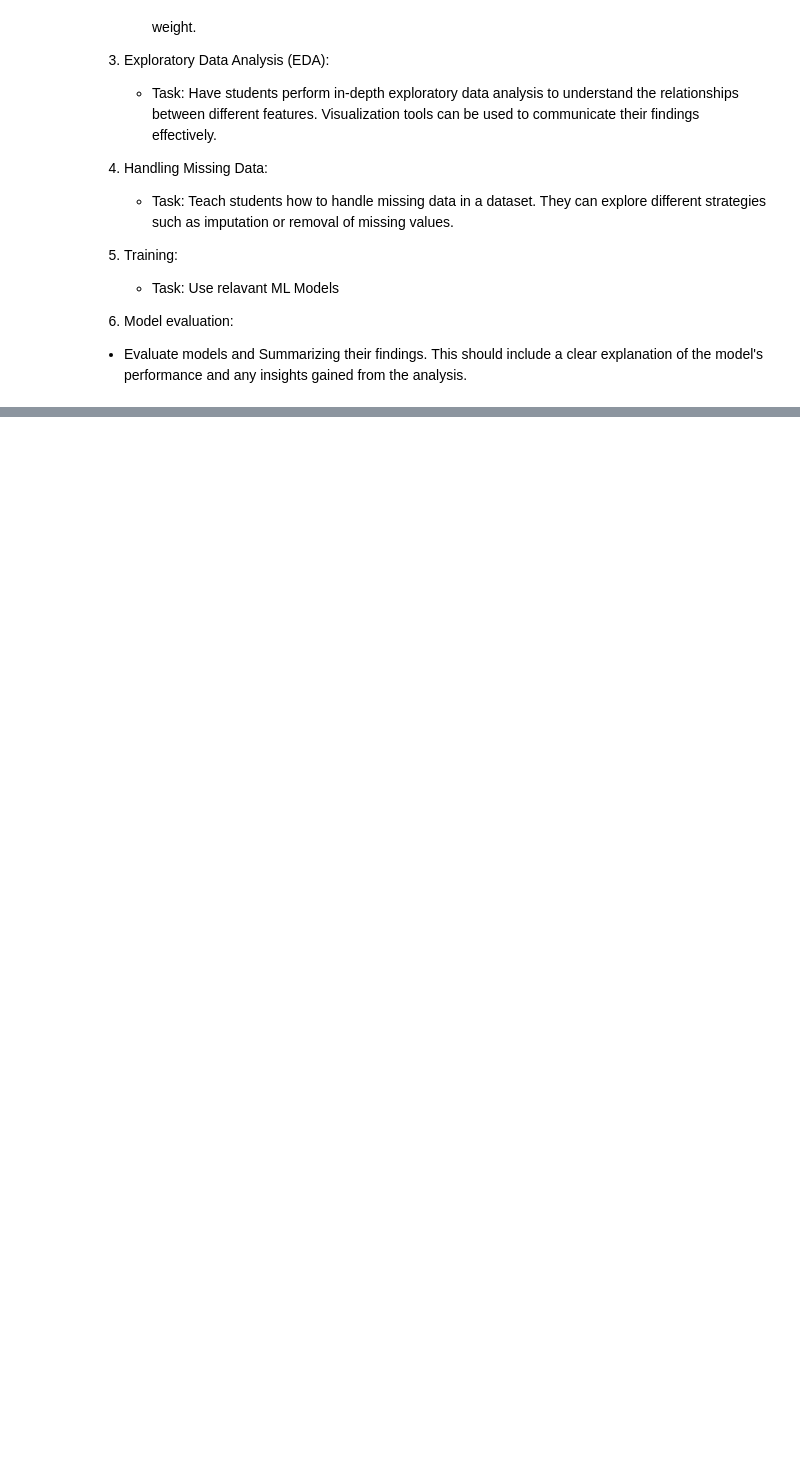
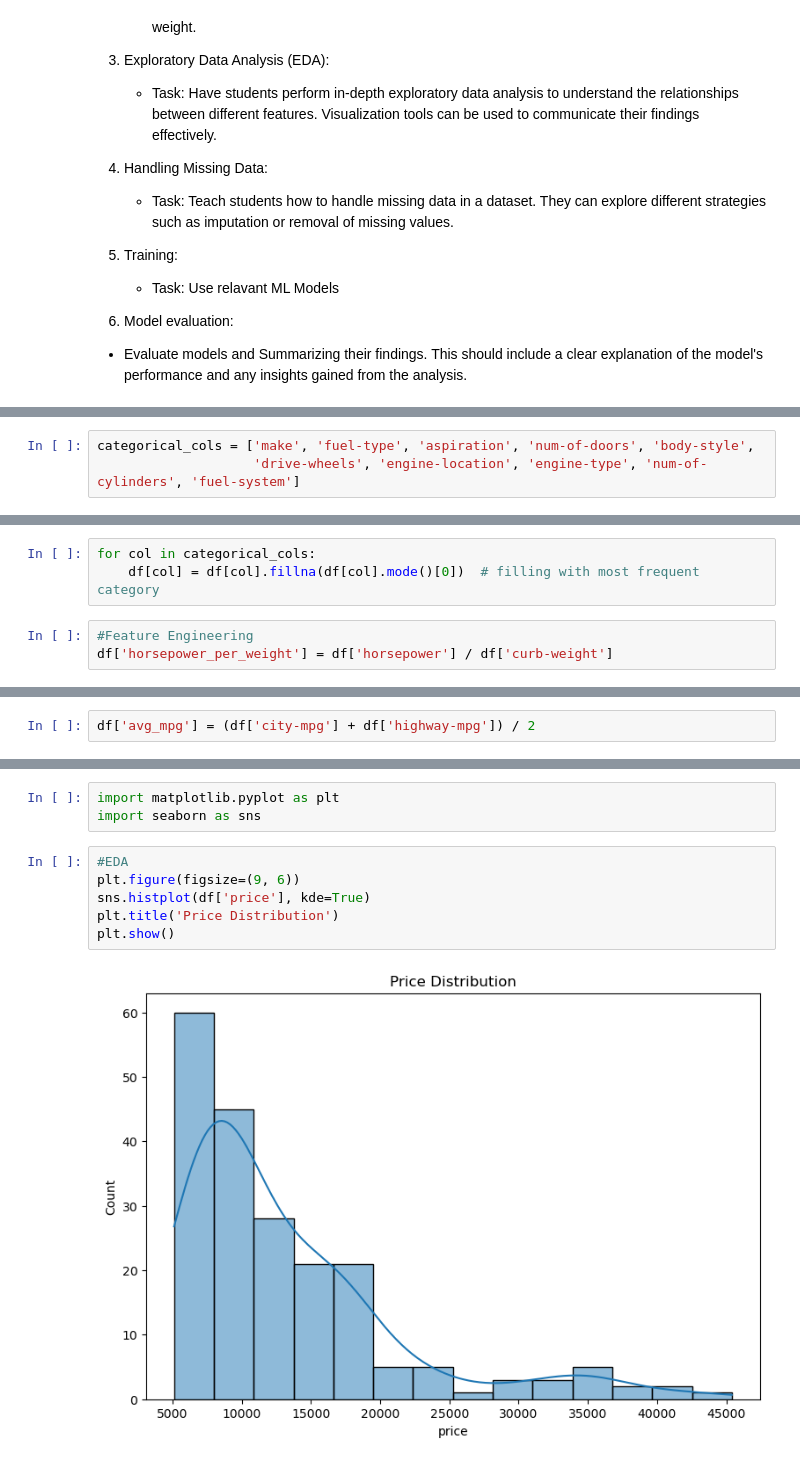
Before and after one commit to saquib-hassan/ml_b24, a Jupyter notebook: Assignment_Car_Pricing/Regression - Predicting Car Prices with Machine Learning.ipynb, the cells around one changed output, grey strips where cells are left out. Cells and saved outputs as stored; diff of their text form; blank space fills up the shorter version.

```diff
--- a/Assignment_Car_Pricing/Regression - Predicting Car Prices with Machine Learning.ipynb
+++ b/Assignment_Car_Pricing/Regression - Predicting Car Prices with Machine Learning.ipynb
@@ -44,0 +149,3 @@ Index(['symboling', 'normalized-losses', 'make', 'fuel-type', 'aspiration',
+# %%
+categorical_cols = ['make', 'fuel-type', 'aspiration', 'num-of-doors', 'body-style',
+                    'drive-wheels', 'engine-location', 'engine-type', 'num-of-cylinders', 'fuel-system']
@@ -44,0 +165,6 @@ Index(['symboling', 'normalized-losses', 'make', 'fuel-type', 'aspiration',
+# %%
+for col in categorical_cols:
+    df[col] = df[col].fillna(df[col].mode()[0])  # filling with most frequent category
+# %%
+#Feature Engineering
+df['horsepower_per_weight'] = df['horsepower'] / df['curb-weight']
@@ -44,0 +186,2 @@ Index(['symboling', 'normalized-losses', 'make', 'fuel-type', 'aspiration',
+# %%
+df['avg_mpg'] = (df['city-mpg'] + df['highway-mpg']) / 2
@@ -44,0 +197,11 @@ Index(['symboling', 'normalized-losses', 'make', 'fuel-type', 'aspiration',
+# %%
+import matplotlib.pyplot as plt
+import seaborn as sns
+# %%
+#EDA
+plt.figure(figsize=(9, 6))
+sns.histplot(df['price'], kde=True)
+plt.title('Price Distribution')
+plt.show()
+# %% [output]
+[figure, added]
```
Also changed, not shown: parts of 34 cells of this notebook, 1 other file.
